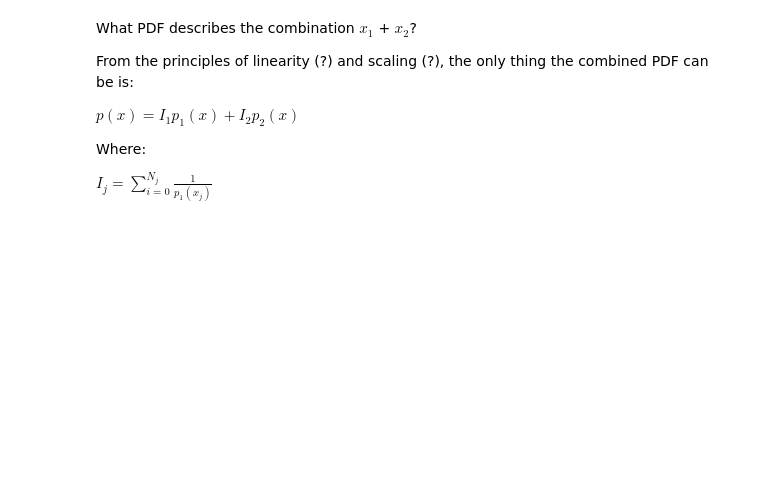
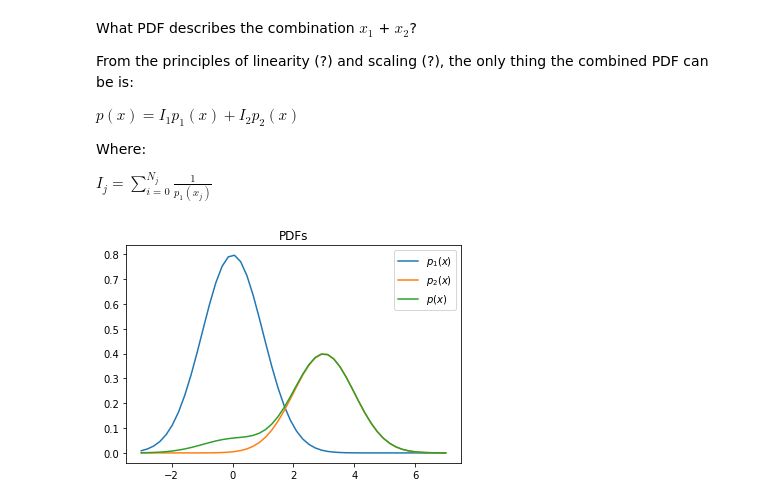
Before and after one commit to richard-lane/addPdfs, a Jupyter notebook: addPdfs.ipynb, the cells around one changed output. Saved outputs shown, nothing was run; the diff lists cells and outputs as text; code cells hidden in the pictures; blank space fills up the shorter version.

Commit message:
combine the PDFs, but it doesnt look like it works

```diff
--- a/addPdfs.ipynb
+++ b/addPdfs.ipynb
@@ -62,3 +64,33 @@ $p(x) = I_1p_1(x) + I_2p_2(x)$
 Where:
 
 $I_j = \sum_{i=0}^{N_j}\frac{1}{p_1(x_j)}$
+# %%
+I1 = 0
+I2 = 0
+
+# Iterate over all of the points
+for p in np.concatenate((x1, x2)):
+    I1 += 1 / std_normal_pdf(p)
+    I2 += 1 / shifted_normal_pdf(p)
+
+# Scale the integrals to something more sensible
+I1 /= (I1 + I2)
+I2 /= (I1 + I2)
+
+combined_pdf = lambda x : I1 * std_normal_pdf(x) + I2 * shifted_normal_pdf(x)
+
+points = np.linspace(*pdf_domain)
+pdf1 = [2*std_normal_pdf(x) for x in points]
+pdf2 = [shifted_normal_pdf(x) for x in points]
+pdf3 = [combined_pdf(x) for x in points]
+
+
+plt.plot(points, pdf1, label=r"$p_1(x)$")
+plt.plot(points, pdf2, label=r"$p_2(x)$")
+plt.plot(points, pdf3, label=r"$p(x)$")
+plt.title("PDFs")
+plt.legend()
+
+plt.show()
+# %% [output]
+[figure, added]
```
Also changed, not shown: parts of 2 cells of this notebook.
